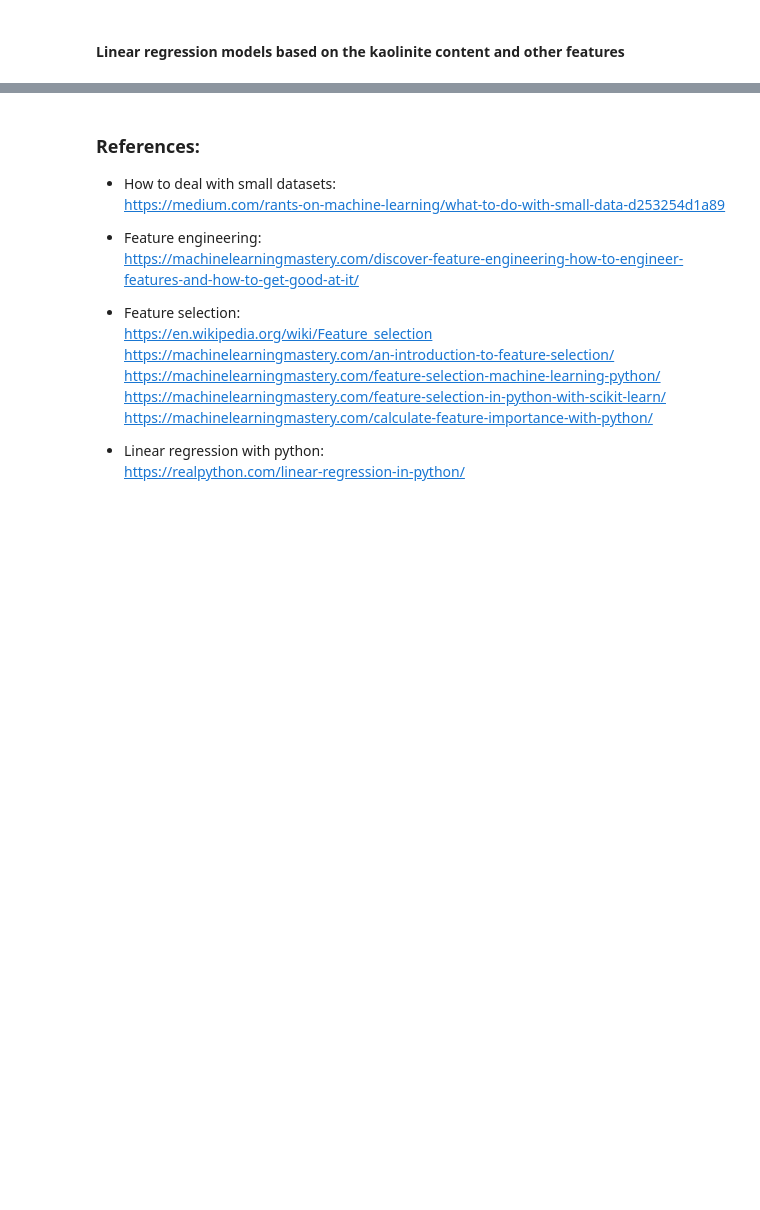
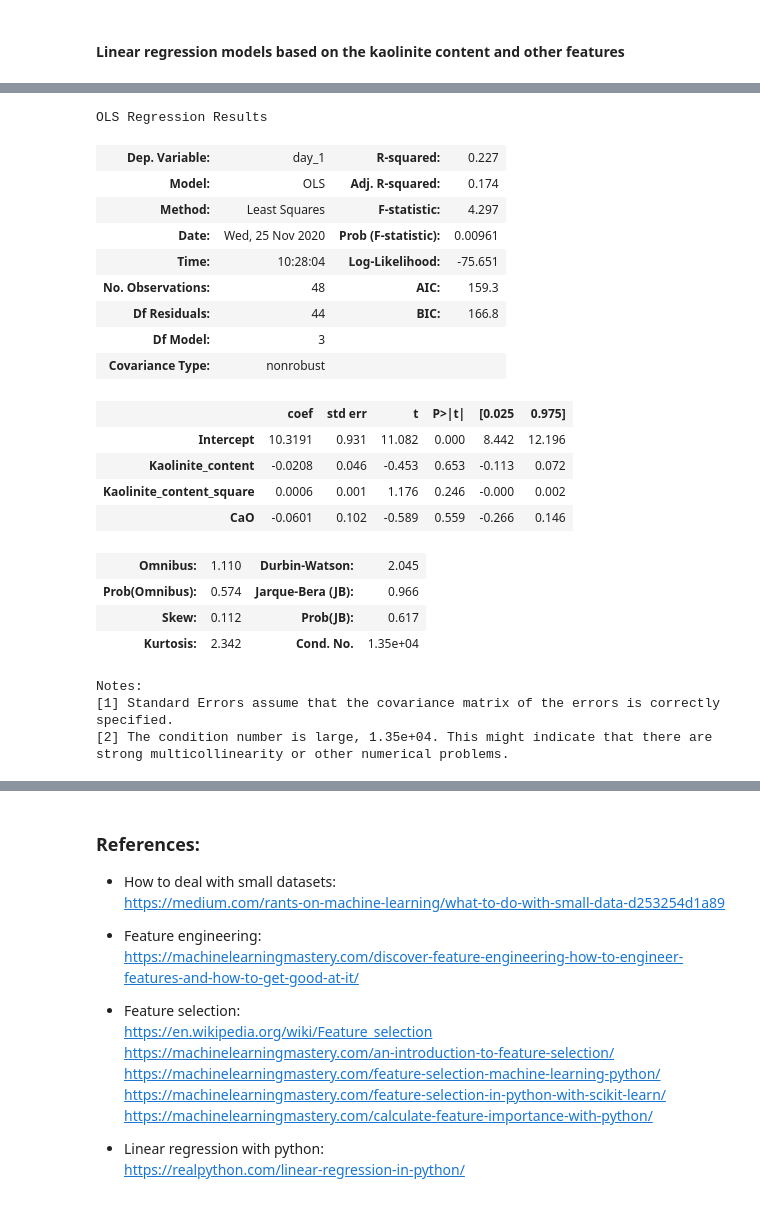
Before and after one commit to frblazquez/LC3, a Jupyter notebook: Project 2/lc3.ipynb, the cells around one changed output, grey strips where cells are left out. Saved outputs shown, nothing was run; the diff lists cells and outputs as text; code cells hidden in the pictures; blank space fills up the shorter version.

```diff
--- a/Project 2/lc3.ipynb
+++ b/Project 2/lc3.ipynb
@@ -456,0 +526,30 @@ R^2: 0.8717081451424198
+# %%
+# Day 1
+mod = smf.ols(formula='day_1 ~ Kaolinite_content + Kaolinite_content_square + CaO', data=get_model_data('CaO','1D'))
+np.random.seed(2)
+res = mod.fit()
+res.summary()
+# %% [output]
+OLS Regression Results
+| Dep. Variable: | day_1 | R-squared: | 0.227 |
+| Model: | OLS | Adj. R-squared: | 0.174 |
+| Method: | Least Squares | F-statistic: | 4.297 |
+| Date: | Wed, 25 Nov 2020 | Prob (F-statistic): | 0.00961 |
+| Time: | 10:28:04 | Log-Likelihood: | -75.651 |
+| No. Observations: | 48 | AIC: | 159.3 |
+| Df Residuals: | 44 | BIC: | 166.8 |
+| Df Model: | 3 |  |  |
+| Covariance Type: | nonrobust |  |  |
+|  | coef | std err | t | P>|t| | [0.025 | 0.975] |
+| Intercept | 10.3191 | 0.931 | 11.082 | 0.000 | 8.442 | 12.196 |
+| Kaolinite_content | -0.0208 | 0.046 | -0.453 | 0.653 | -0.113 | 0.072 |
+| Kaolinite_content_square | 0.0006 | 0.001 | 1.176 | 0.246 | -0.000 | 0.002 |
+| CaO | -0.0601 | 0.102 | -0.589 | 0.559 | -0.266 | 0.146 |
+| Omnibus: | 1.110 | Durbin-Watson: | 2.045 |
+| Prob(Omnibus): | 0.574 | Jarque-Bera (JB): | 0.966 |
+| Skew: | 0.112 | Prob(JB): | 0.617 |
+| Kurtosis: | 2.342 | Cond. No. | 1.35e+04 |
+Notes:
+[1] Standard Errors assume that the covariance matrix of the errors is correctly specified.
+[2] The condition number is large, 1.35e+04. This might indicate that there are
+strong multicollinearity or other numerical problems.
```
Also changed, not shown: parts of 14 cells of this notebook.
